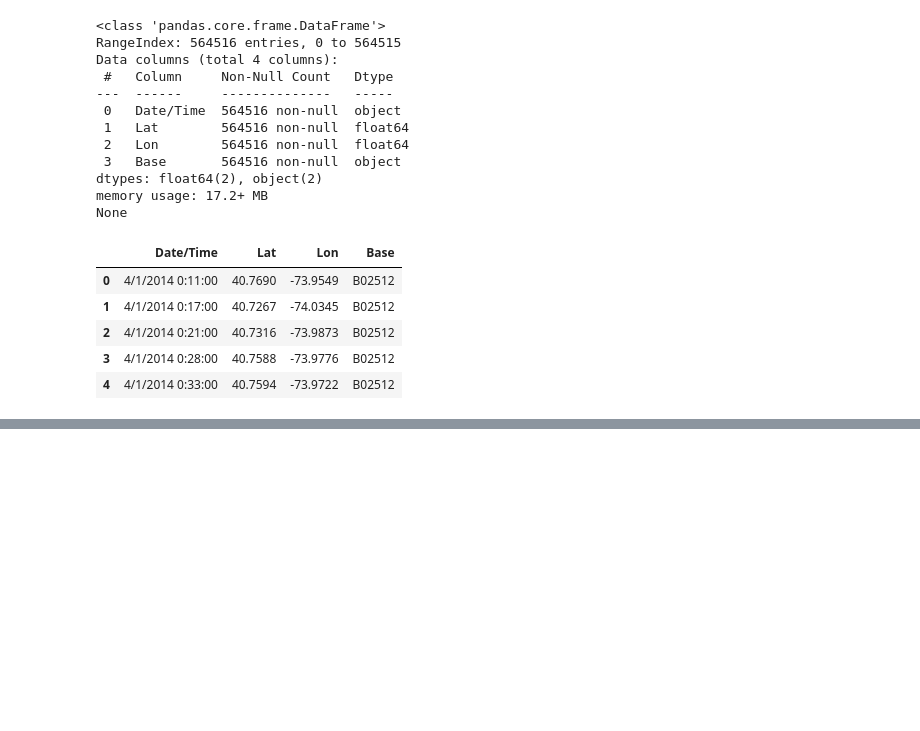
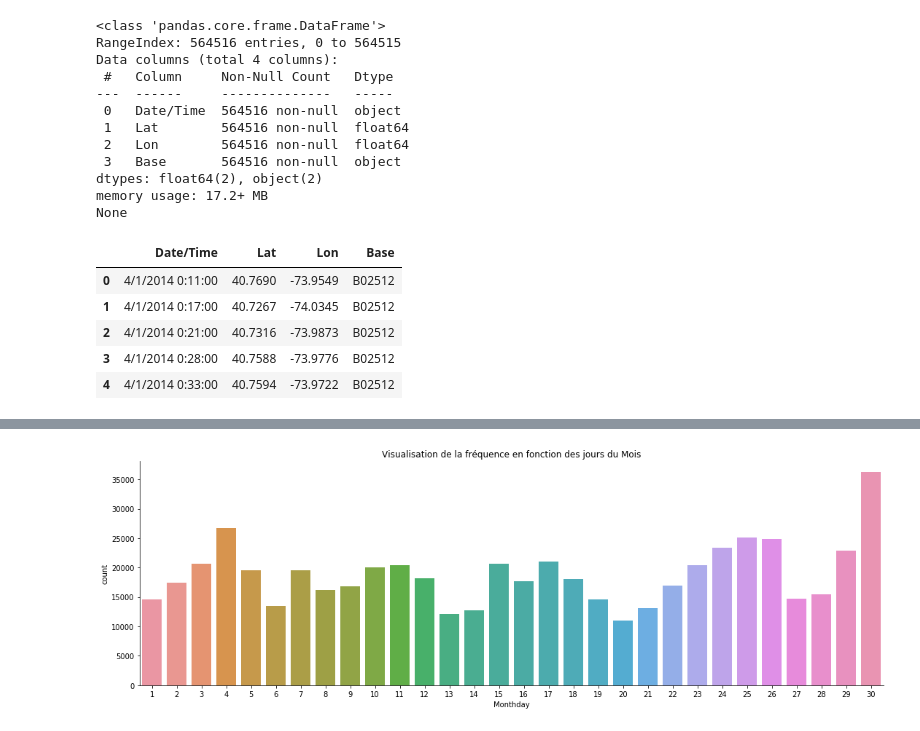
Before and after one commit to DialloYoussouf/Jedhabootcamp_Projects, a Jupyter notebook: Projet -- UBER PICKUPS/Uber-Bokeh.ipynb, the cells around one changed output, grey strips where cells are left out. Saved outputs shown, nothing was run; the diff lists cells and outputs as text; code cells hidden in the pictures; blank space fills up the shorter version.

```diff
--- a/Projet -- UBER PICKUPS/Uber-Bokeh.ipynb
+++ b/Projet -- UBER PICKUPS/Uber-Bokeh.ipynb
@@ -52,0 +135,6 @@ None
+# %%
+sns.catplot(data = data, x= 'Monthday', kind = 'count', height=5, aspect=3,  )
+plt.title('Visualisation de la fréquence en fonction des jours du Mois')
+plt.show()
+# %% [output]
+[figure, added]
```
Also changed, not shown: parts of 70 cells of this notebook.
